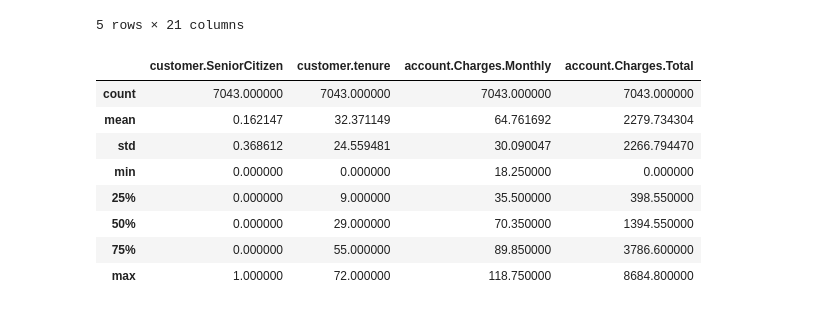
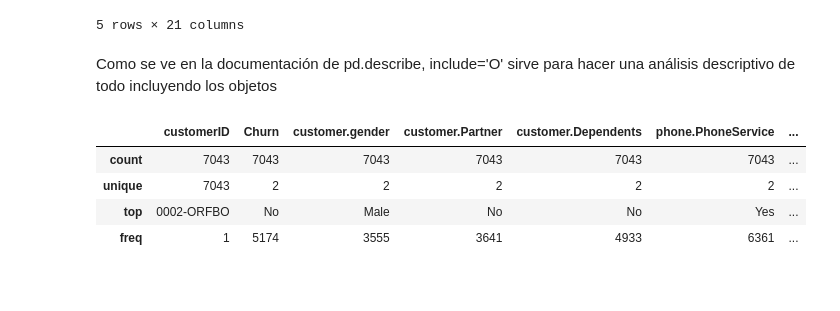
Before and after one commit to Felipe-Ahumada/Challenge_Telecom_X, a Jupyter notebook: challenge_telecom_x.ipynb, the cells around one changed output. Cells and saved outputs as stored; diff of their text form; code cells hidden in the pictures; blank space fills up the shorter version.

```diff
--- a/challenge_telecom_x.ipynb
+++ b/challenge_telecom_x.ipynb
@@ -85,15 +87,13 @@ datos.head()
 | 3 | 0011-IGKFF | Yes | Male | 1 | Yes | No | ... |
 | 4 | 0013-EXCHZ | Yes | Female | 1 | Yes | No | ... |
 5 rows × 21 columns
+# %% [markdown]
+Como se ve en la documentación de pd.describe, include='O' sirve para hacer una análisis descriptivo de todo incluyendo los objetos
 # %%
-datos.describe()
+datos.describe(include='O')
 # %% [output]
-|  | customer.SeniorCitizen | customer.tenure | account.Charges.Monthly | account.Charges.Total |
-| count | 7043.000000 | 7043.000000 | 7043.000000 | 7043.000000 |
-| mean | 0.162147 | 32.371149 | 64.761692 | 2279.734304 |
-| std | 0.368612 | 24.559481 | 30.090047 | 2266.794470 |
-| min | 0.000000 | 0.000000 | 18.250000 | 0.000000 |
-| 25% | 0.000000 | 9.000000 | 35.500000 | 398.550000 |
-| 50% | 0.000000 | 29.000000 | 70.350000 | 1394.550000 |
-| 75% | 0.000000 | 55.000000 | 89.850000 | 3786.600000 |
-| max | 1.000000 | 72.000000 | 118.750000 | 8684.800000 |
+|  | customerID | Churn | customer.gender | customer.Partner | customer.Dependents | phone.PhoneService | ... |
+| count | 7043 | 7043 | 7043 | 7043 | 7043 | 7043 | ... |
+| unique | 7043 | 2 | 2 | 2 | 2 | 2 | ... |
+| top | 0002-ORFBO | No | Male | No | No | Yes | ... |
+| freq | 1 | 5174 | 3555 | 3641 | 4933 | 6361 | ... |
```
Also changed, not shown: parts of 5 cells of this notebook.
